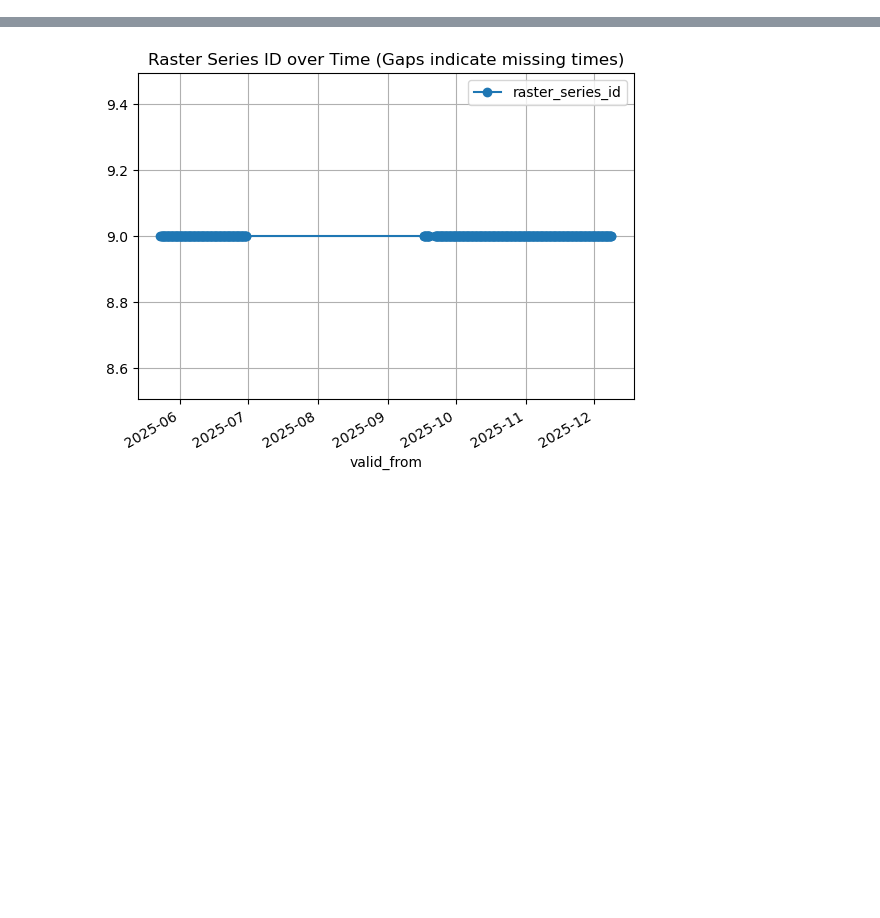
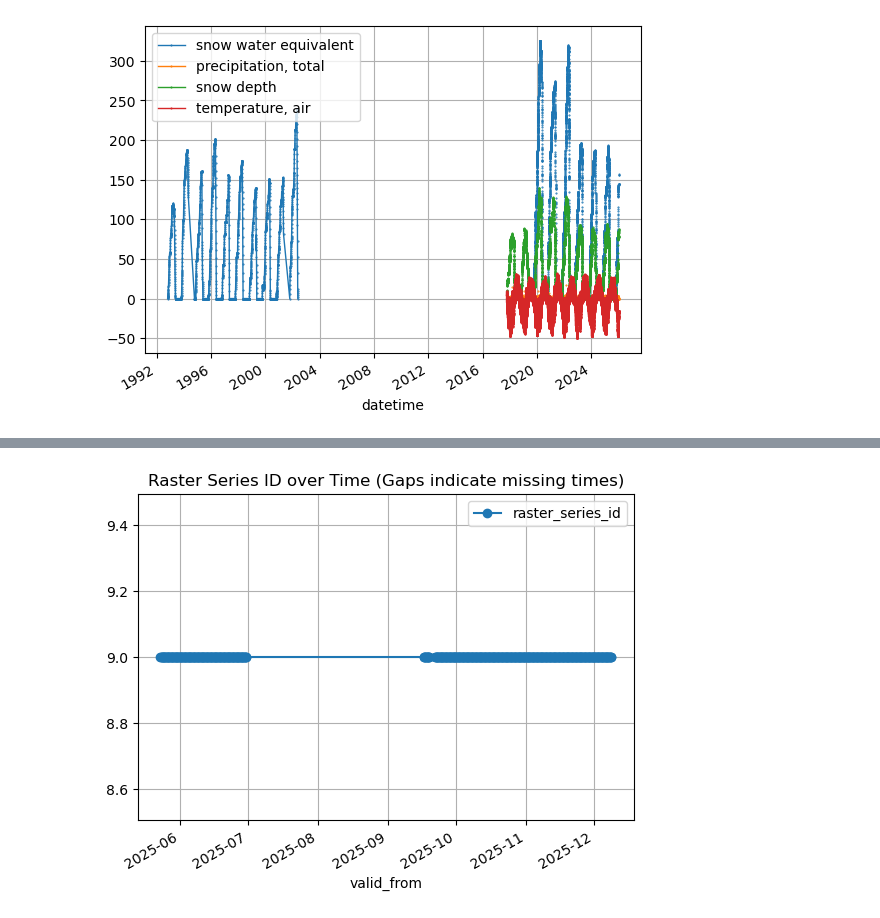
Before and after one commit to YukonWRB/YGwater, a Jupyter notebook: dev/pyquacache/main_hrdpa.ipynb, the cells around one changed output, grey strips where cells are left out. Cells and saved outputs as stored; diff of their text form; code cells hidden in the pictures; blank space fills up the shorter version.

```diff
--- a/dev/pyquacache/main_hrdpa.ipynb
+++ b/dev/pyquacache/main_hrdpa.ipynb
@@ -9,22 +61,22 @@ sys.path.append("..")
 # %%
-from pyquacache import queries
 
-from pyquacache.defs.config import db_url_prod as db_url
-import pandas as pd
-
-query = """
-SELECT rr.*
-FROM spatial.raster_series_index rsi
-JOIN spatial.rasters_reference rr
-    ON rsi.raster_series_id = rr.raster_series_id
-WHERE rsi.model = 'HRDPA'
+# Query to get all timeseries ids, their continuous_timeseries flag, and parameter_id for the location
+ts_query = f"""
+SELECT cd.datetime, cd.value, t.parameter_id
+FROM timeseries t
+JOIN locations l ON t.location_id = l.location_id
+JOIN measurements_continuous cd ON t.timeseries_id = cd.timeseries_id
+WHERE l.name = '{loc_name}'
 """
 
-engine = create_engine(db_url)
-with engine.connect() as connection:
-    table_result = connection.execute(
-        text(query)
-    )
+with engine.connect() as conn:
+    res = conn.execute(text(ts_query))
+    ts = pd.DataFrame(res.fetchall(), columns=res.keys())
 
-df = pd.DataFrame(table_result)
-df
+
+ts = ts.set_index("datetime")
+
+
+ts = ts.pivot(columns="parameter_id", values="value")
+ts = ts.apply(pd.to_numeric)
+ts.rename(columns=param_name_dict, inplace=True)
@@ -44,0 +100,9 @@ df
+# %%
+import matplotlib.pyplot as plt
+
+
+ts.plot(marker='.', linewidth=1, markersize=1)
+plt.legend(loc='upper left')
+plt.grid()
+# %% [output]
+[figure, added]
```
Also changed, not shown: parts of 9 cells of this notebook, 18 other files.
